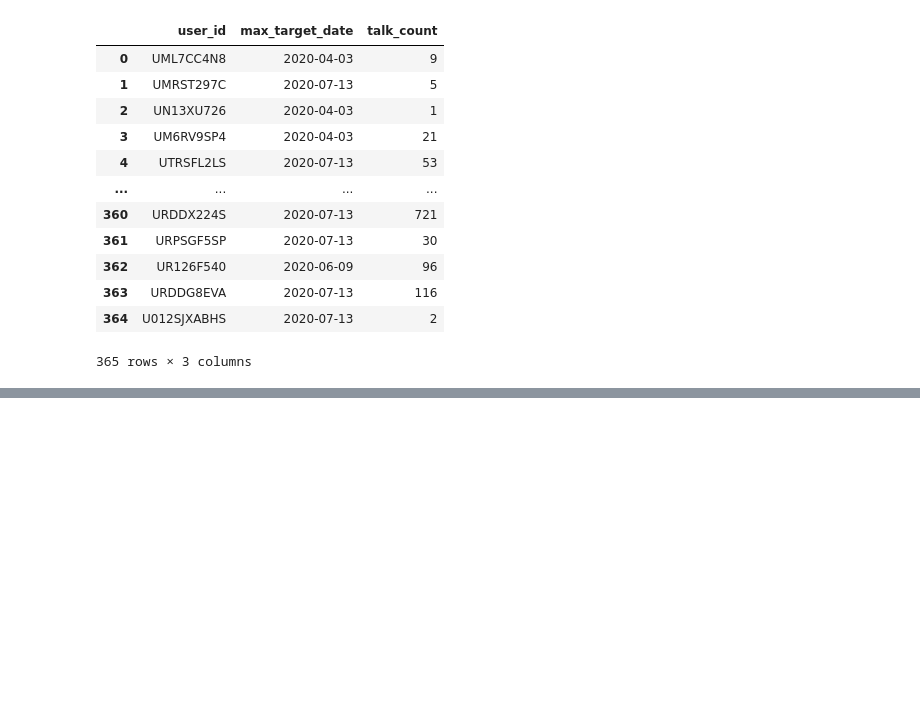
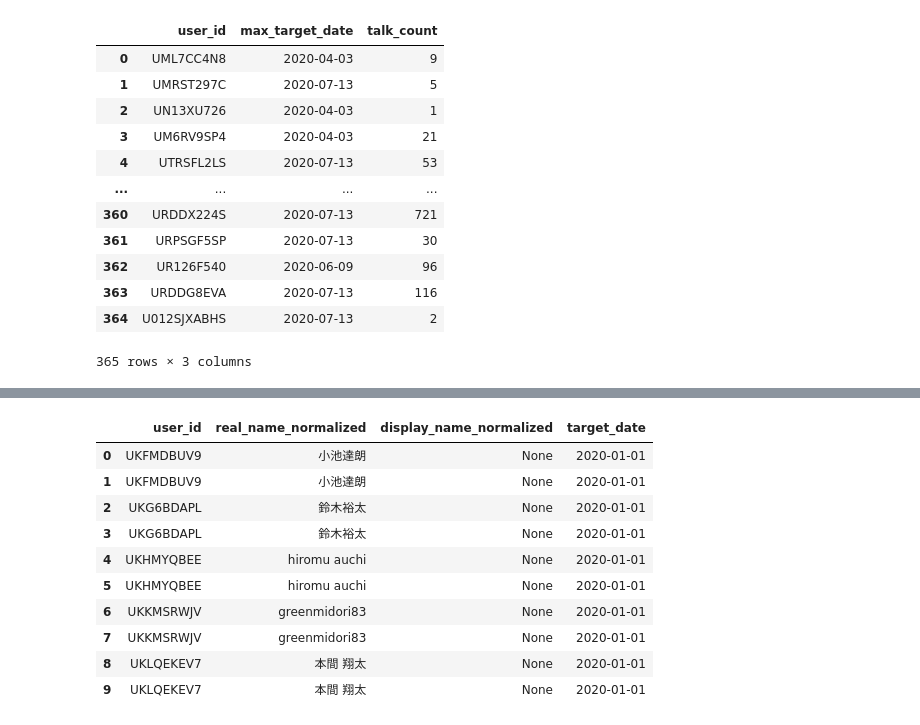
Before and after one commit to daikichidaze/slack-report-2020, a Jupyter notebook: slack-create-mid-table-reply.ipynb, the cells around one changed output, grey strips where cells are left out. Saved outputs shown, nothing was run; the diff lists cells and outputs as text; code cells hidden in the pictures; blank space fills up the shorter version.

```diff
--- a/slack-create-mid-table-reply.ipynb
+++ b/slack-create-mid-table-reply.ipynb
@@ -325,0 +538,14 @@ df_test
+# %%
+df_u
+# %% [output]
+|  | user_id | real_name_normalized | display_name_normalized | target_date |
+| 0 | UKFMDBUV9 | 小池達朗 | None | 2020-01-01 |
+| 1 | UKFMDBUV9 | 小池達朗 | None | 2020-01-01 |
+| 2 | UKG6BDAPL | 鈴木裕太 | None | 2020-01-01 |
+| 3 | UKG6BDAPL | 鈴木裕太 | None | 2020-01-01 |
+| 4 | UKHMYQBEE | hiromu auchi | None | 2020-01-01 |
+| 5 | UKHMYQBEE | hiromu auchi | None | 2020-01-01 |
+| 6 | UKKMSRWJV | greenmidori83 | None | 2020-01-01 |
+| 7 | UKKMSRWJV | greenmidori83 | None | 2020-01-01 |
+| 8 | UKLQEKEV7 | 本間 翔太 | None | 2020-01-01 |
+| 9 | UKLQEKEV7 | 本間 翔太 | None | 2020-01-01 |
```
Also changed, not shown: parts of 14 cells of this notebook, 2 other files.
